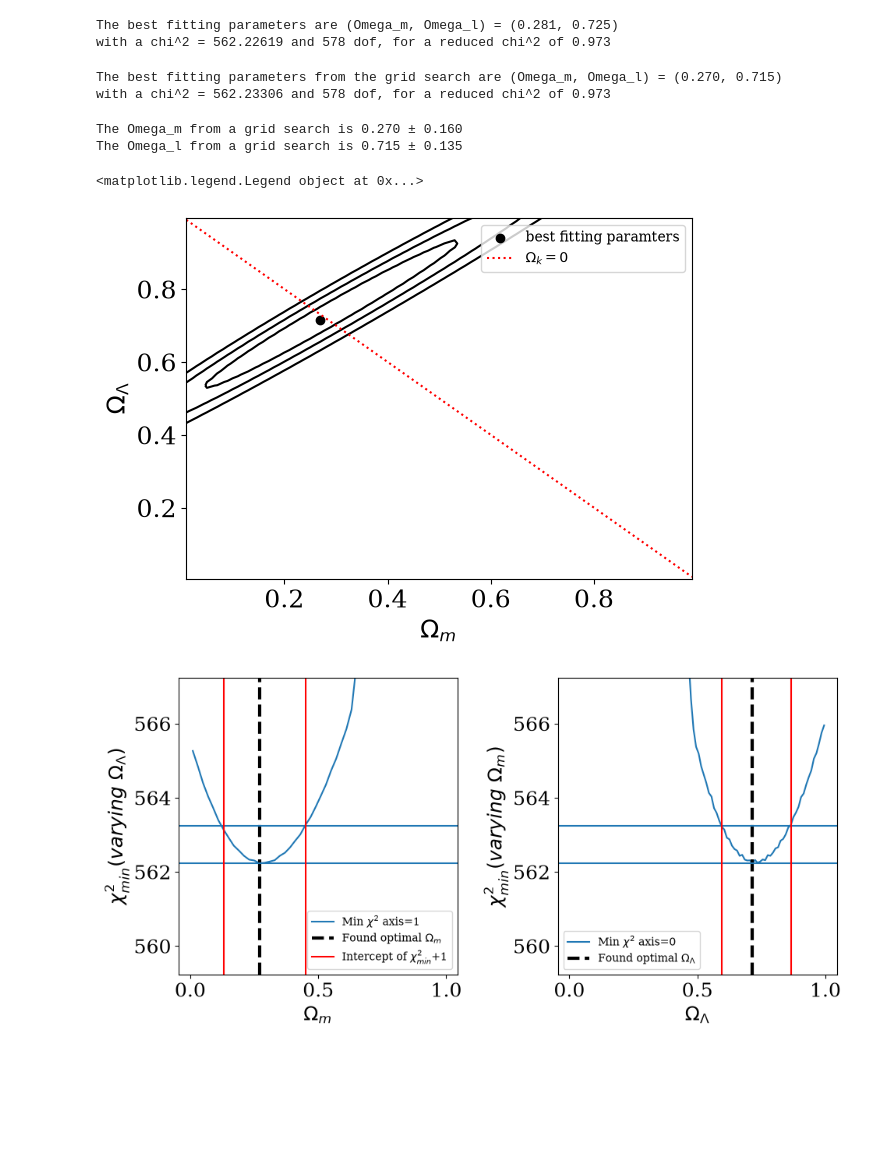
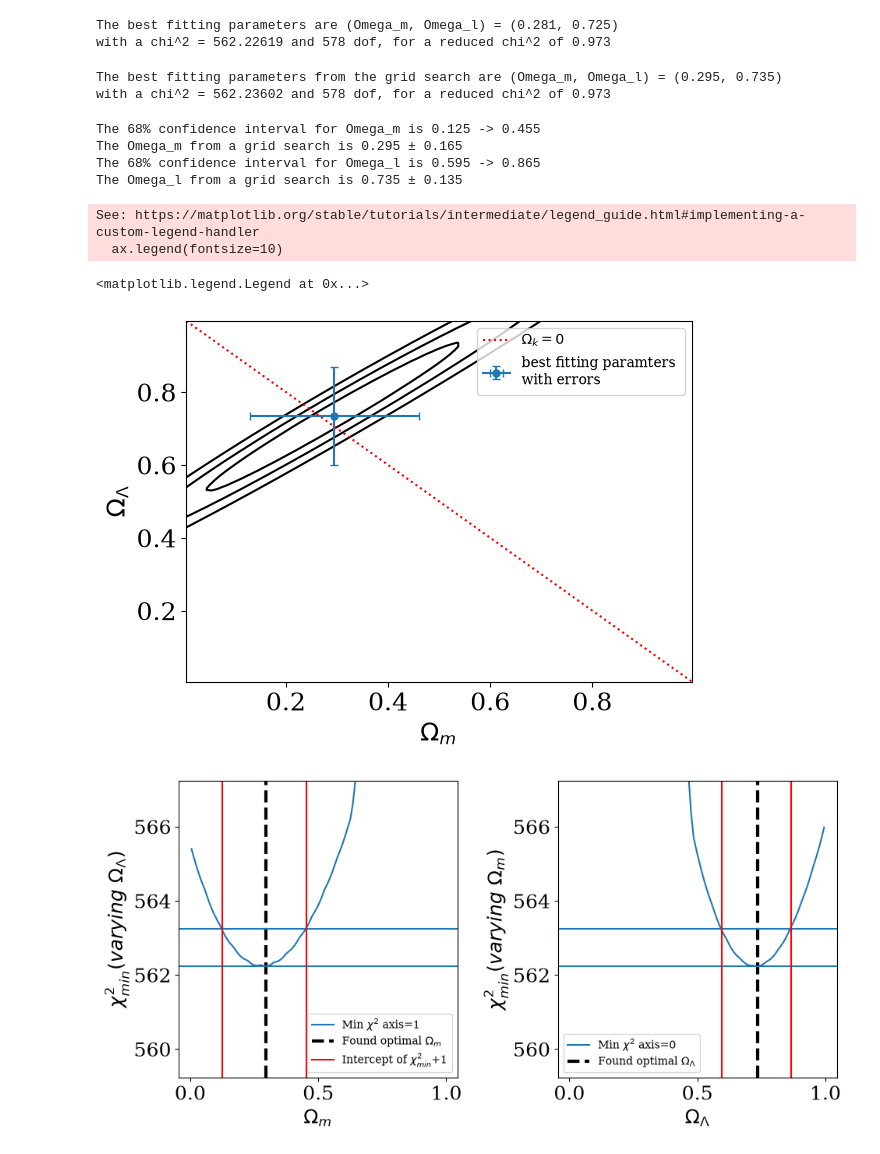
Before and after one commit to bray217/CAS_Stats_course_Sep_25, a Jupyter notebook: TO_CHANGE_Jupyter_notebooks/Notebook_Class3_ModelFitting.ipynb, the cells around one changed output. Cells and saved outputs as stored; diff of their text form; code cells hidden in the pictures; blank space fills up the shorter version.

```diff
--- a/TO_CHANGE_Jupyter_notebooks/Notebook_Class3_ModelFitting.ipynb
+++ b/TO_CHANGE_Jupyter_notebooks/Notebook_Class3_ModelFitting.ipynb
@@ -401,7 +407,7 @@ def sumToOneCon(x):
     return np.sum(x)-1
 
 
-minOm, maxOm, nOm = 0,1,50
+minOm, maxOm, nOm = 0,1,100
 minOl, maxOl, nOl = 0,1,100
 dOm = (maxOm-minOm)/nOm
 dOl = (maxOl-minOl)/nOl
@@ -412,10 +418,10 @@ res = minimize(chisqForCosmoModel, [0.3,0.7], (z,dm,dmerr), bounds=[[minOm,maxOm
                 # constraints={"type":"eq", "fun":sumToOneCon} #! does change res, but only changes chi2 by 7e-4
                 #? Does this decrease DOF???
                )
-omega_m, omega_l = res["x"]
+best_omega_m_minimize, best_omega_l_minimize = res["x"]
 min_chisq_cosmo = res["fun"]
 
-print(f"The best fitting parameters are (Omega_m, Omega_l) = ({omega_m:.3f}, {omega_l:.3f}) \nwith a chi^2 = {min_chisq_cosmo:.5f} and {dof} dof, for a reduced chi^2 of {(min_chisq_cosmo/dof):.3f}")
+print(f"The best fitting parameters are (Omega_m, Omega_l) = ({best_omega_m_minimize:.3f}, {best_omega_l_minimize:.3f}) \nwith a chi^2 = {min_chisq_cosmo:.5f} and {dof} dof, for a reduced chi^2 of {(min_chisq_cosmo/dof):.3f}")
 # %% [output]
 The best fitting parameters are (Omega_m, Omega_l) = (0.281, 0.725)
 with a chi^2 = 562.22619 and 578 dof, for a reduced chi^2 of 0.973
@@ -427,9 +433,10 @@ omega_l_grid = np.linspace(minOl+0.5*dOl, maxOl-0.5*dOl, nOl)
 chisq_cosmo_grid = np.empty([nOm, nOl])
 paramsSum = np.empty_like(chisq_cosmo_grid)
 
+#! Double for loop takes a while for large number of datapoints
 for i in range(nOm):
     for j in range(nOl):
-        paramsSum[i,j] = omega_m_grid[i]+ omega_l_grid[j]
+        paramsSum[i,j] = omega_m_grid[i] + omega_l_grid[j]
         chisq_cosmo_grid[i,j] = chisqForCosmoModel([omega_m_grid[i], omega_l_grid[j]],z,dm,dmerr)
 
 
@@ -443,35 +450,39 @@ grid_best_Omega_l = omega_l_grid[jBest]
 print(f"The best fitting parameters from the grid search are (Omega_m, Omega_l) = ({grid_best_Omega_m:.3f}, {grid_best_Omega_l:.3f}) \nwith a chi^2 = {min_chisq_cosmo_grid:.5f} and {dof} dof, for a reduced chi^2 of {(min_chisq_cosmo_grid/dof):.3f}")
 
 
-clst = np.array([0.,2.30,6.17,11.8])  #! need to update for ~580 dof
+clst = np.array([0.,2.30,6.17,11.8])  #// ! need to update for ~580 dof
+#* NO need to update, as it relies on the number of parameters, not the number of dof.
 clst += min_chisq_cosmo_grid
 # %% [output]
-The best fitting parameters from the grid search are (Omega_m, Omega_l) = (0.270, 0.715)
-with a chi^2 = 562.23306 and 578 dof, for a reduced chi^2 of 0.973
+The best fitting parameters from the grid search are (Omega_m, Omega_l) = (0.295, 0.735)
+with a chi^2 = 562.23602 and 578 dof, for a reduced chi^2 of 0.973
 # %%
-oneSigDchisq = 1 #!to change from table
+oneSigDchisq = 1 # // !to change from table
+#* Also no need to change, as it is just the parameters numbers that are changing, not the total dof.
 chisqCutVal = min_chisq_cosmo_grid+oneSigDchisq
 
 
 
-omega_m_min_chisq = chisq_cosmo_grid.min(axis=1)
+omega_m_min_chisq = chisq_cosmo_grid.min(axis=1) #* marginlise over #omega_l, taking the smallest chisq for each omega_m grid point
 minPoint_omega_m = omega_m_min_chisq.argmin()
 
-upI_omega_m = np.abs(chisqCutVal-omega_m_min_chisq[minPoint_omega_m:]).argmin() #* how much further along to go
-downI_omega_m = np.abs(chisqCutVal-omega_m_min_chisq[:minPoint_omega_m]).argmin() #* how far from the start to go
+#* Error taken from closest datapoint, not an interpolation. If higher accuracy is wanted, increase number of gridpoints
+upI_omega_m = np.abs(chisqCutVal-omega_m_min_chisq[minPoint_omega_m:]).argmin() #! how much further along to go
+downI_omega_m = np.abs(chisqCutVal-omega_m_min_chisq[:minPoint_omega_m]).argmin() #! how far from the start to go
 
 lower_omega_m = omega_m_grid[downI_omega_m]
 upper_omega_m = omega_m_grid[minPoint_omega_m+upI_omega_m]
 
 err_omega_m = (upper_omega_m-lower_omega_m) / 2
 
+print(f"The 68% confidence interval for Omega_m is {lower_omega_m} -> {upper_omega_m}")
 print(f"The Omega_m from a grid search is {grid_best_Omega_m:.3f} ± {err_omega_m:.3f}")
 
 
 
 #! Duplicated for omega_l
 
-omega_l_min_chisq = chisq_cosmo_grid.min(axis=0)
+omega_l_min_chisq = chisq_cosmo_grid.min(axis=0) #
 minPoint_omega_l = omega_l_min_chisq.argmin()
 
 upI_omega_l = np.abs(chisqCutVal-omega_l_min_chisq[minPoint_omega_l:]).argmin() #* how much further along to go
@@ -482,49 +493,68 @@ upper_omega_l = omega_l_grid[minPoint_omega_l+upI_omega_l]
 
 err_omega_l = (upper_omega_l-lower_omega_l) / 2
 
-
+print(f"The 68% confidence interval for Omega_l is {lower_omega_l} -> {upper_omega_l}")
 print(f"The Omega_l from a grid search is {grid_best_Omega_l:.3f} ± {err_omega_l:.3f}")
 # %% [output]
-The Omega_m from a grid search is 0.270 ± 0.160
-The Omega_l from a grid search is 0.715 ± 0.135
+The 68% confidence interval for Omega_m is 0.125 -> 0.455
+The Omega_m from a grid search is 0.295 ± 0.165
+The 68% confidence interval for Omega_l is 0.595 -> 0.865
+The Omega_l from a grid search is 0.735 ± 0.135
 # %%
 fig, ax =plt.subplots()
 
-ax.contour(*np.meshgrid(omega_m_grid, omega_l_grid, indexing="ij"), chisq_cosmo_grid, levels=clst, colors="k")
-ax.scatter(grid_best_Omega_m, grid_best_Omega_l, c="k", label="best fitting paramters")
+ax.contour(*np.meshgrid(omega_m_grid, omega_l_grid, indexing="ij"), chisq_cosmo_grid, levels=clst, colors="k", label="contours")
+# ax.scatter(grid_best_Omega_m, grid_best_Omega_l, c="k", label="best fitting paramters")
+
+ax.errorbar(grid_best_Omega_m, grid_best_Omega_l, xerr=err_omega_m, yerr=err_omega_l,  c="tab:blue", capsize=3, marker="o", markersize=5,label="best fitting paramters \nwith errors")
+
 ax.plot(omega_m_grid, 1-omega_m_grid, label=r"$\Omega_k=0$", c="red", ls=":")
 
 ax.set(xlabel=r"$\Omega_m$", ylabel=r"$\Omega_\Lambda$")
 ax.legend(fontsize=10)
 
 
 
-fig, ax2 = plt.subplots(1,2, figsize=(10,5), sharex=True)
+fig2, ax2 = plt.subplots(1,2, figsize=(10,5), sharex=True)
 
 ax2[0].plot(omega_m_grid, omega_m_min_chisq, label=r"Min $\chi^2$ axis=1")
 ax2[0].axvline(grid_best_Omega_m, c="k", lw=3,ls="--", label=r"Found optimal $\Omega_m$")
 # ax2[0].axvline(omega_m_grid[minPoint_omega_m])
 ax2[0].axhline(chisqCutVal)
 ax2[0].axhline(min_chisq_cosmo_grid)
 ax2[0].axvline(upper_omega_m, c="red", label=rf"Intercept of $\chi^2_{{min}}$+{oneSigDchisq}")
 ax2[0].axvline(lower_omega_m, c="red")
 ax2[0].set(xlabel=r"$\Omega_m$", ylabel=rf"$\chi^2_{{min}} (varying \ \Omega_\Lambda)$", ylim=(min_chisq_cosmo_grid-3,  min_chisq_cosmo_grid+5))
 ax2[0].legend(fontsize=10)
 
 
 ax2[1].plot(omega_l_grid, omega_l_min_chisq, label=r"Min $\chi^2$ axis=0")
 ax2[1].axvline(grid_best_Omega_l, c="k", lw=3,ls="--", label=r"Found optimal $\Omega_\Lambda$")
 # ax2[1].axvline(omega_l_grid[minPoint_omega_l])
 
 ax2[1].axhline(chisqCutVal)
 ax2[1].axhline(min_chisq_cosmo_grid)
 
 ax2[1].axvline(upper_omega_l, c="red")
 ax2[1].axvline(lower_omega_l, c="red")
 
 ax2[1].set(xlabel=r"$\Omega_\Lambda$",ylabel=fr"$\chi^2_{{min}} (varying \ \Omega_m)$", ylim=(min_chisq_cosmo_grid-3,  min_chisq_cosmo_grid+5))
 ax2[1].legend(fontsize=10)
+
+
+fig3, ax3, = plt.subplots()
+
+ax3.errorbar(z,dm,yerr=dmerr,marker='o',markersize=2,
+             color='black',capsize=2.,linestyle='None', label="Data")
+ax3.plot(zmod,getdmmod([grid_best_Omega_m,grid_best_Omega_l],zmod),color='red', label="Grid best fit", zorder=10)# Overplot best from grid
+
+ax3.plot(zmod,getdmmod([best_omega_m_minimize,best_omega_l_minimize],zmod),color='cyan', ls="--", label="Minimize best fit", zorder=15)# Overplot best from minimize
+
+ax3.set(xlabel= r'$z$', ylabel=r'$DM$')
+ax3.legend()
 # %% [output]
-<matplotlib.legend.Legend object at 0x...>
+See: https://matplotlib.org/stable/tutorials/intermediate/legend_guide.html#implementing-a-custom-legend-handler
+  ax.legend(fontsize=10)
+<matplotlib.legend.Legend at 0x...>
-[figure, old version]
+[figure, new version]
-[figure, old version]
+[figure, new version]
```
Also changed, not shown: parts of 5 cells of this notebook, 1 other file.
